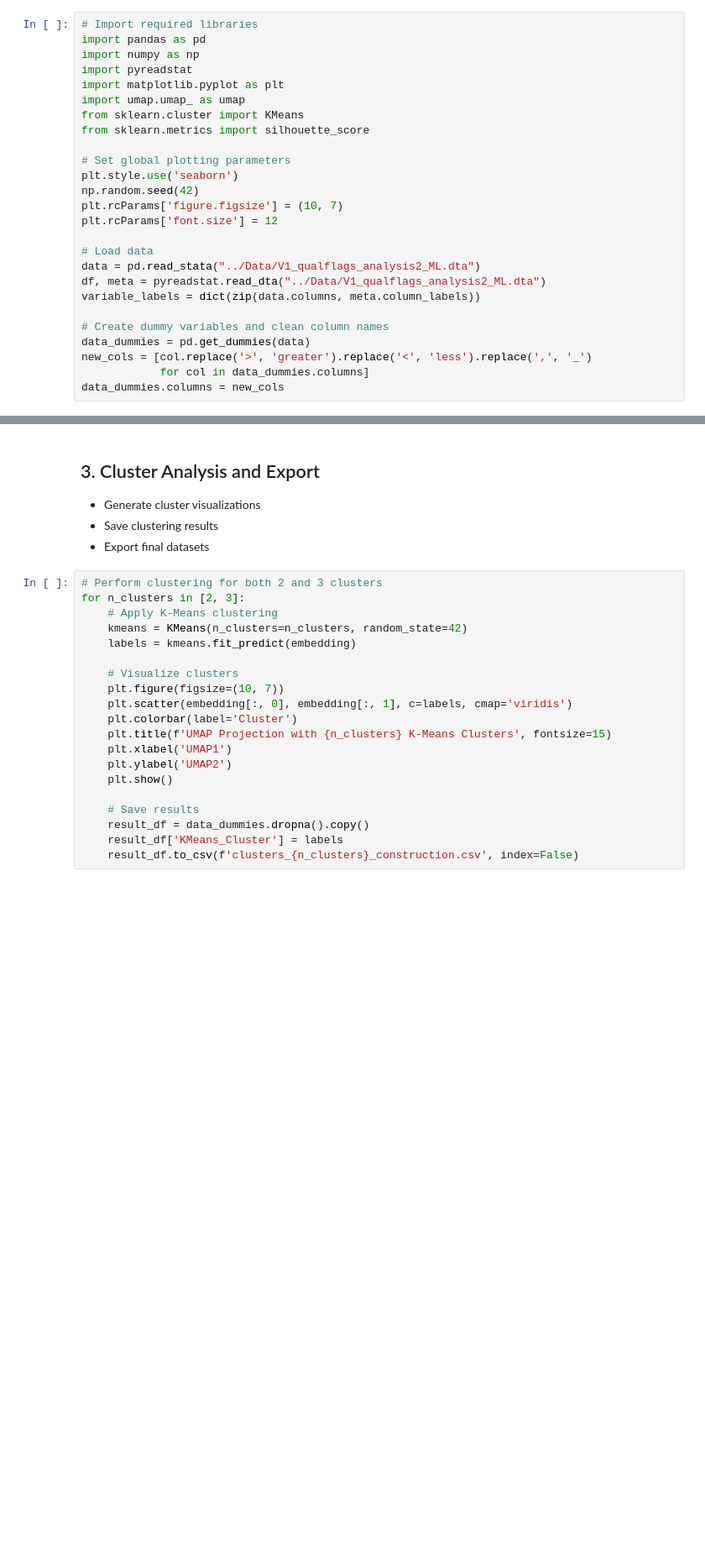
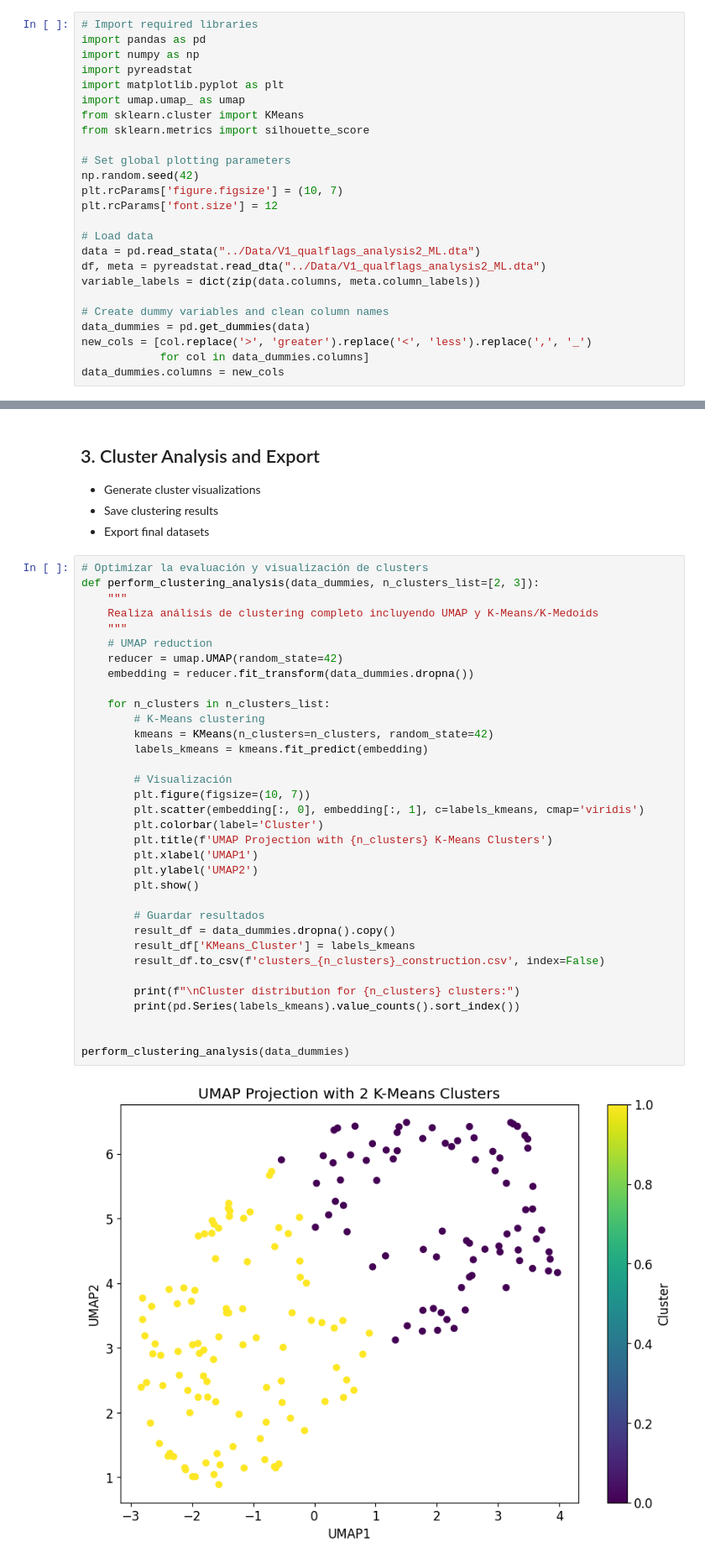
Before and after one commit to JuanLara18/HBS-Survey, a Jupyter notebook: Code/02_umap_clustering.ipynb, the cells around one changed output, grey strips where cells are left out. Shown: that part at 84% size. Drawn from its saved outputs; the diff is of its cells as text; blank space fills up the shorter version.

Commit message:
checking clusters and results

```diff
--- a/Code/02_umap_clustering.ipynb
+++ b/Code/02_umap_clustering.ipynb
@@ -20,7 +20,6 @@ from sklearn.cluster import KMeans
 from sklearn.metrics import silhouette_score
 
 # Set global plotting parameters
-plt.style.use('seaborn')
 np.random.seed(42)
 plt.rcParams['figure.figsize'] = (10, 7)
 plt.rcParams['font.size'] = 12
@@ -83,22 +82,38 @@ plt.show()
 - Save clustering results
 - Export final datasets
 # %%
-# Perform clustering for both 2 and 3 clusters
-for n_clusters in [2, 3]:
-    # Apply K-Means clustering
-    kmeans = KMeans(n_clusters=n_clusters, random_state=42)
-    labels = kmeans.fit_predict(embedding)
+# Optimizar la evaluación y visualización de clusters
+def perform_clustering_analysis(data_dummies, n_clusters_list=[2, 3]):
+    """
+    Realiza análisis de clustering completo incluyendo UMAP y K-Means/K-Medoids
+    """
+    # UMAP reduction
+    reducer = umap.UMAP(random_state=42)
+    embedding = reducer.fit_transform(data_dummies.dropna())
 
-    # Visualize clusters
-    plt.figure(figsize=(10, 7))
-    plt.scatter(embedding[:, 0], embedding[:, 1], c=labels, cmap='viridis')
-    plt.colorbar(label='Cluster')
-    plt.title(f'UMAP Projection with {n_clusters} K-Means Clusters', fontsize=15)
-    plt.xlabel('UMAP1')
-    plt.ylabel('UMAP2')
-    plt.show()
+    for n_clusters in n_clusters_list:
+        # K-Means clustering
+        kmeans = KMeans(n_clusters=n_clusters, random_state=42)
+        labels_kmeans = kmeans.fit_predict(embedding)
 
-    # Save results
-    result_df = data_dummies.dropna().copy()
-    result_df['KMeans_Cluster'] = labels
-    result_df.to_csv(f'clusters_{n_clusters}_construction.csv', index=False)
+        # Visualización
+        plt.figure(figsize=(10, 7))
+        plt.scatter(embedding[:, 0], embedding[:, 1], c=labels_kmeans, cmap='viridis')
+        plt.colorbar(label='Cluster')
+        plt.title(f'UMAP Projection with {n_clusters} K-Means Clusters')
+        plt.xlabel('UMAP1')
+        plt.ylabel('UMAP2')
+        plt.show()
+
+        # Guardar resultados
+        result_df = data_dummies.dropna().copy()
+        result_df['KMeans_Cluster'] = labels_kmeans
+        result_df.to_csv(f'clusters_{n_clusters}_construction.csv', index=False)
+
+        print(f"\nCluster distribution for {n_clusters} clusters:")
+        print(pd.Series(labels_kmeans).value_counts().sort_index())
+
+
+perform_clustering_analysis(data_dummies)
+# %% [output]
+[figure, added]
```
Also changed, not shown: parts of 3 cells of this notebook.
